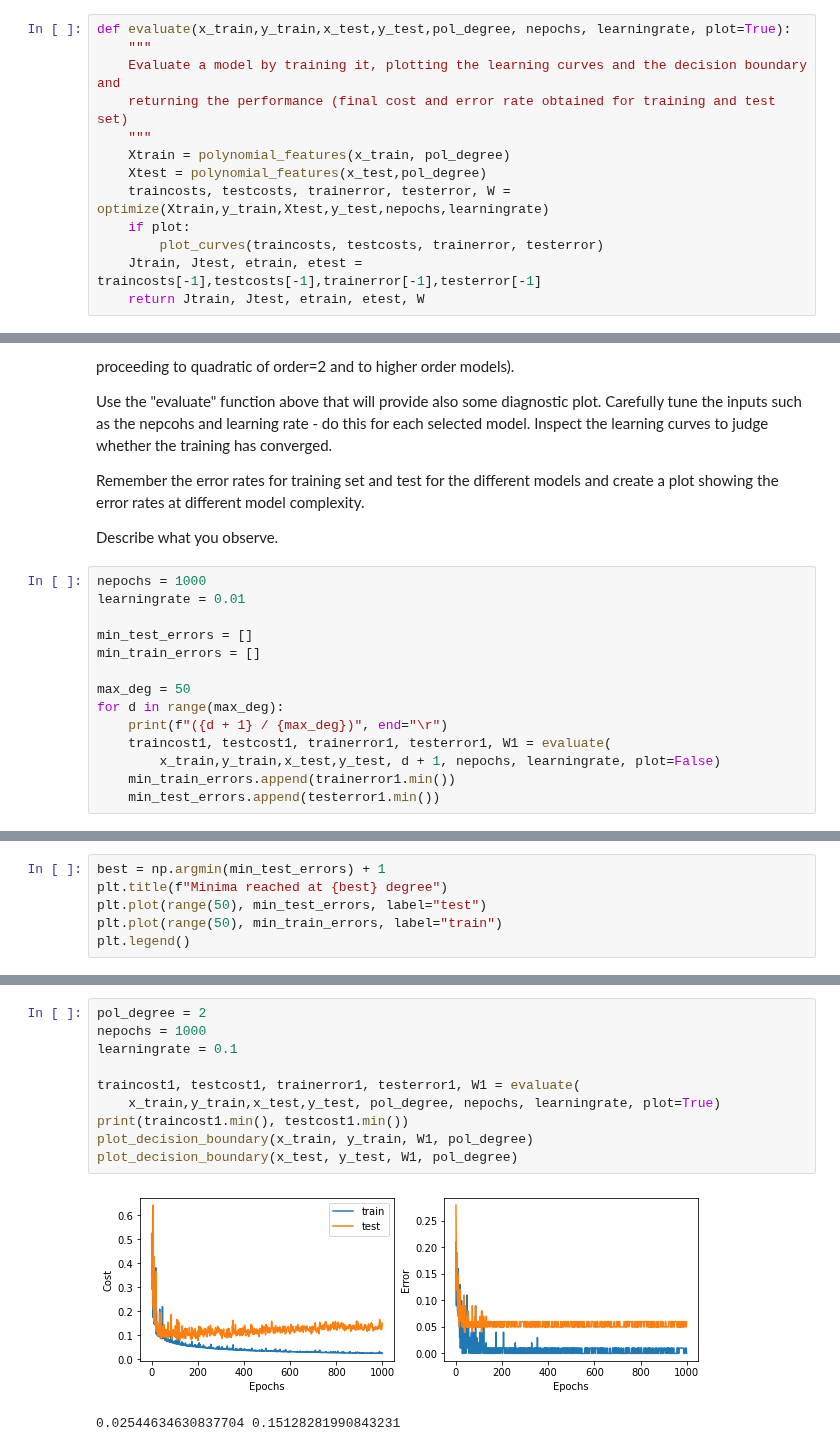
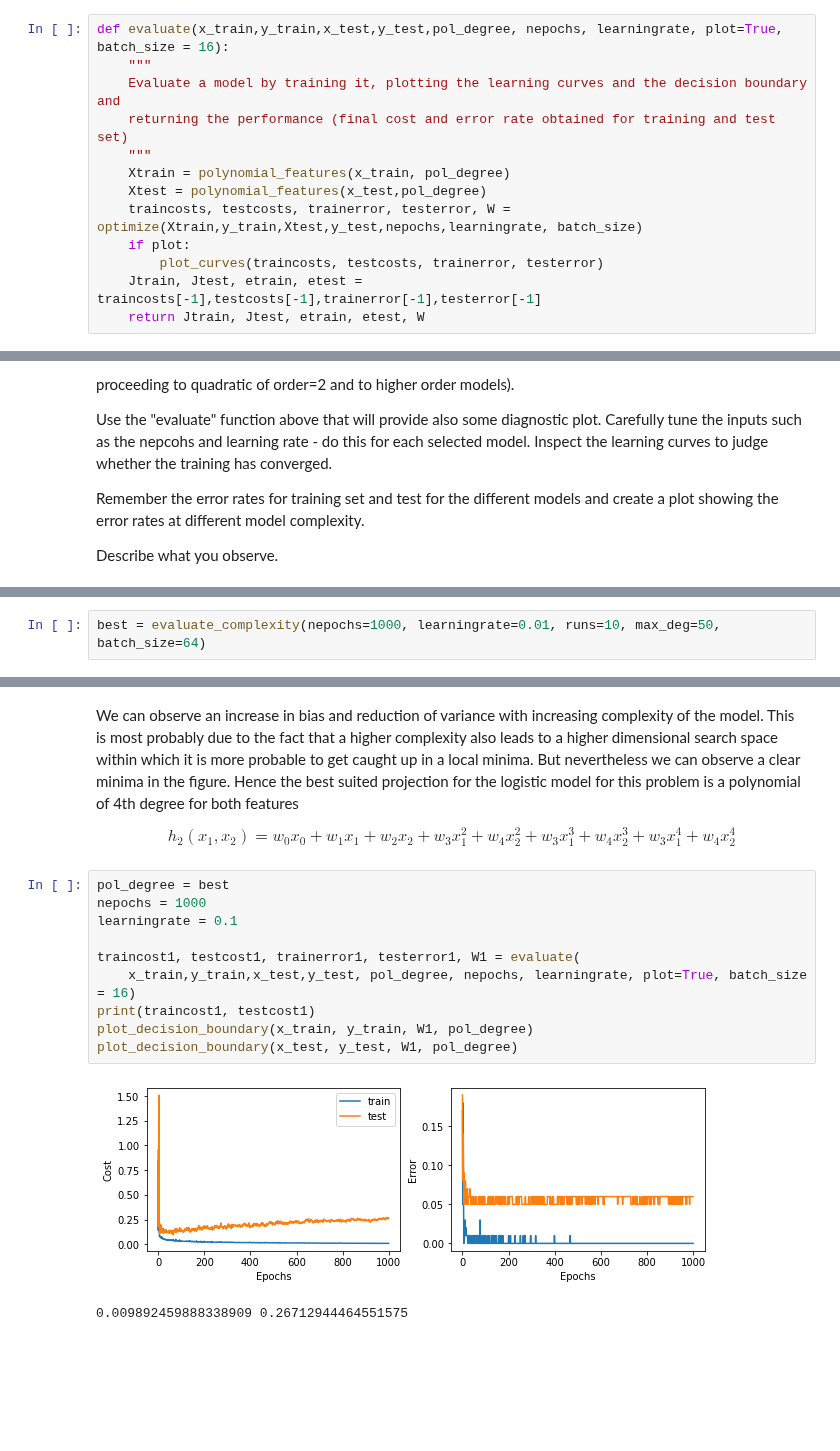
Before and after one commit to FabianGroeger96/mse-deep-learning, a Jupyter notebook: SW04/overfitting_stud.ipynb, the cells around one changed output, grey strips where cells are left out. Drawn from its saved outputs; the diff is of its cells as text; blank space fills up the shorter version.

```diff
--- a/SW04/overfitting_stud.ipynb
+++ b/SW04/overfitting_stud.ipynb
@@ -277,14 +277,14 @@ def optimize(Xtrain,Ytrain,Xtest,Ytest,nepochs,learningrate, batch_size = 64):
 
     ### END YOUR CODE
 # %%
-def evaluate(x_train,y_train,x_test,y_test,pol_degree, nepochs, learningrate, plot=True):
+def evaluate(x_train,y_train,x_test,y_test,pol_degree, nepochs, learningrate, plot=True, batch_size = 16):
     """
     Evaluate a model by training it, plotting the learning curves and the decision boundary and
     returning the performance (final cost and error rate obtained for training and test set)
     """
     Xtrain = polynomial_features(x_train, pol_degree)
     Xtest = polynomial_features(x_test,pol_degree)
-    traincosts, testcosts, trainerror, testerror, W = optimize(Xtrain,y_train,Xtest,y_test,nepochs,learningrate)
+    traincosts, testcosts, trainerror, testerror, W = optimize(Xtrain,y_train,Xtest,y_test,nepochs,learningrate, batch_size)
     if plot:
         plot_curves(traincosts, testcosts, trainerror, testerror)
     Jtrain, Jtest, etrain, etest = traincosts[-1],testcosts[-1],trainerror[-1],testerror[-1]
@@ -347,17 +347,3 @@ Use the "evaluate" function above that will provide also some diagnostic plot. C
 Remember the error rates for training set and test for the different models and create a plot showing the error rates at different model complexity.
 
 Describe what you observe.
-# %%
-nepochs = 1000
-learningrate = 0.01
-
-min_test_errors = []
-min_train_errors = []
-
-max_deg = 50
-for d in range(max_deg):
-    print(f"({d + 1} / {max_deg})", end="\r")
-    traincost1, testcost1, trainerror1, testerror1, W1 = evaluate(
-        x_train,y_train,x_test,y_test, d + 1, nepochs, learningrate, plot=False)
-    min_train_errors.append(trainerror1.min())
-    min_test_errors.append(testerror1.min())
@@ -367,6 +349,0 @@ for d in range(max_deg):
-# %%
-best = np.argmin(min_test_errors) + 1
-plt.title(f"Minima reached at {best} degree")
-plt.plot(range(50), min_test_errors, label="test")
-plt.plot(range(50), min_train_errors, label="train")
-plt.legend()
@@ -383,0 +394,2 @@ We could also use a higher degree as a projection, but we stick to the simplest
+# %%
+best = evaluate_complexity(nepochs=1000, learningrate=0.01, runs=10, max_deg=50, batch_size=64)
@@ -384,13 +400,19 @@ We could also use a higher degree as a projection, but we stick to the simplest
+# %% [markdown]
+We can observe an increase in bias and reduction of variance with increasing complexity of the model. This is most probably due to the fact that a higher complexity also leads to a higher dimensional search space within which it is more probable to get caught up in a local minima. But nevertheless we can observe a clear minima in the figure. Hence the best suited projection for the logistic model for this problem is a polynomial of 4th degree for both features
+
+$$
+h_2(x_1,x_2) = w_0x_0 + w_1x_1 + w_2x_2 + w_3x_1^2 + w_4x_2^2 + w_3x_1^3 + w_4x_2^3 + w_3x_1^4 + w_4x_2^4
+$$
 # %%
-pol_degree = 2
+pol_degree = best
 nepochs = 1000
 learningrate = 0.1
 
 traincost1, testcost1, trainerror1, testerror1, W1 = evaluate(
-    x_train,y_train,x_test,y_test, pol_degree, nepochs, learningrate, plot=True)
-print(traincost1.min(), testcost1.min())
+    x_train,y_train,x_test,y_test, pol_degree, nepochs, learningrate, plot=True, batch_size = 16)
+print(traincost1, testcost1)
 plot_decision_boundary(x_train, y_train, W1, pol_degree)
 plot_decision_boundary(x_test, y_test, W1, pol_degree)
 # %% [output]
-[figure, old version]
+[figure, new version]
-0.02544634630837704 0.15128281990843231
+0.009892459888338909 0.26712944464551575
```
Also changed, not shown: parts of 14 cells of this notebook, 2 other files.
